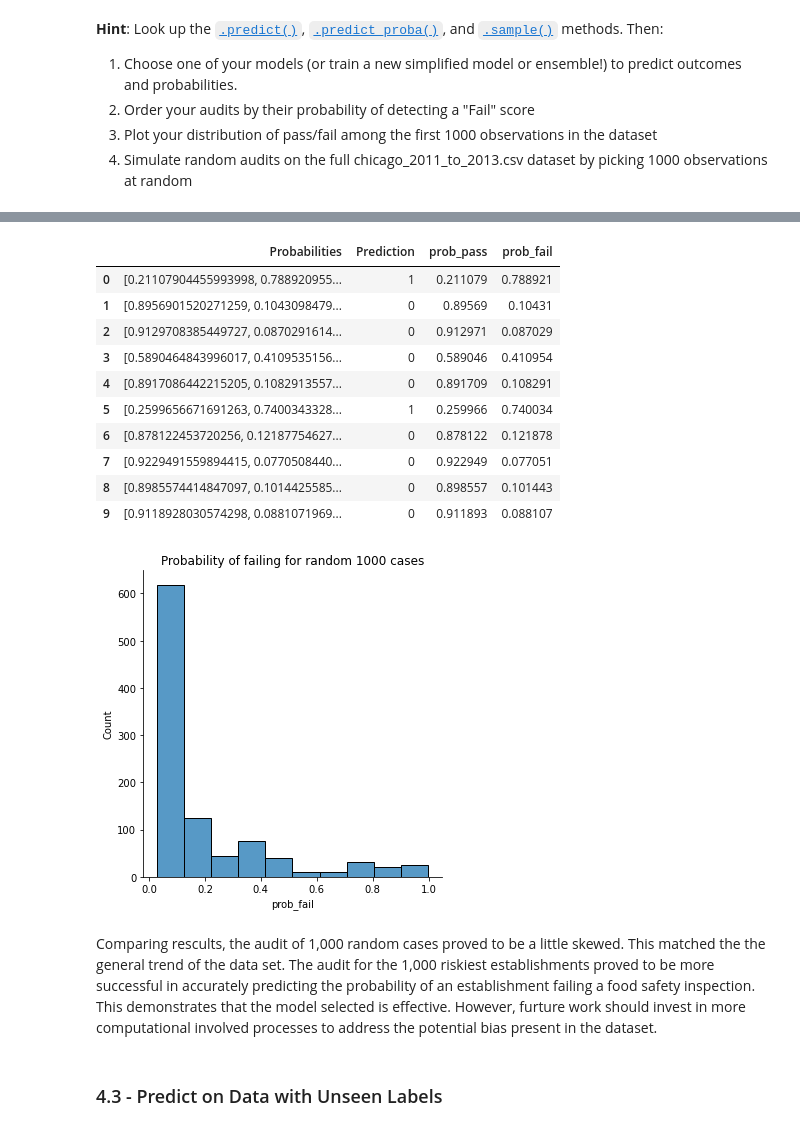
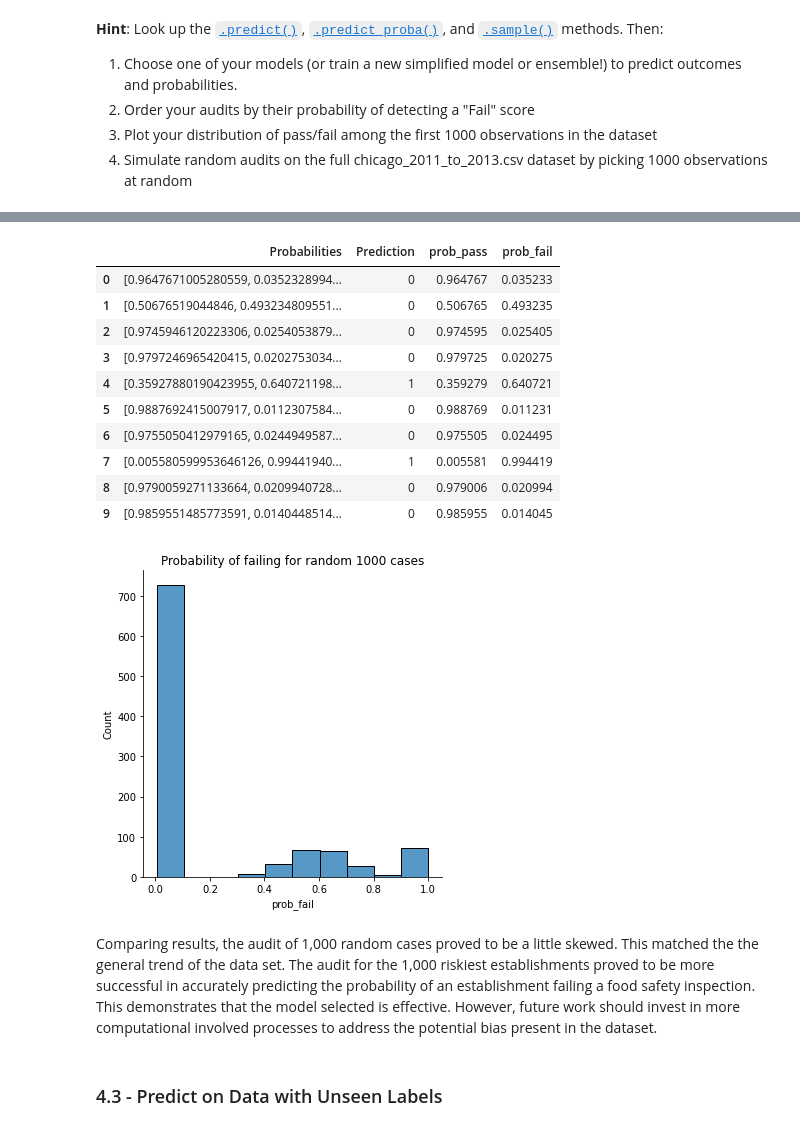
Before and after one commit to mjkeh/CSS-Project-3-Team-7-Fall-2021, a Jupyter notebook: Project 3 Students.ipynb, the cells around one changed output, grey strips where cells are left out. Saved outputs shown, nothing was run; the diff lists cells and outputs as text; code cells hidden in the pictures.

```diff
--- a/Project 3 Students.ipynb
+++ b/Project 3 Students.ipynb
@@ -429,8 +428,11 @@ From the bar chart above, we can see the 10 most influential features. The featu
 # %%
-# Predict the outcomes and the probabilities of the validation set
+# Predict outcomes and probabilities
 
-best_model_pred = hyper_logit_model.predict(X)
-best_model_prob = hyper_logit_model.predict_proba(X)
+#best_model_pred = hyper_logit_model.predict(X)
+#best_model_prob = hyper_logit_model.predict_proba(X)
+
+best_model_pred = logit_grid.best_estimator_.predict(X)
+best_model_prob = logit_grid.best_estimator_.predict_proba(X)
 
 d= {"Probabilities":list(best_model_prob),"Prediction":list(best_model_pred)}
 df = pd.DataFrame(d)
@@ -468,46 +469,49 @@ plt.show()
 # %%
 # Simulate random audits on the full chicago_2011_to_2013.csv dataset by picking 1000 observations at random
 X = pd.DataFrame(X)
+#do we need any of these?
 X_train = pd.DataFrame(X_train)
 X_validate = pd.DataFrame(X_validate)
 y_train = pd.DataFrame(y_train)
 y_validate = pd.DataFrame(y_validate)
 
+sample_1000 =X.sample(1000)
+#sample_1000_pred = hyper_logit_model.predict(sample_1000)
+#sample_1000_prob = hyper_logit_model.predict_proba(sample_1000)
 
-sample_1000 =X.sample(1000)
-sample_1000_pred = hyper_logit_model.predict(sample_1000)
-sample_1000_prob = hyper_logit_model.predict_proba(sample_1000)
+sample_1000_pred = logit_grid.best_estimator_.predict(sample_1000)
+sample_1000_prob = logit_grid.best_estimator_.predict_proba(sample_1000)
 
 S= {"Probabilities":list(sample_1000_prob),"Prediction":list(sample_1000_pred)}
 df_random = pd.DataFrame(S)
 df_random['prob_pass']='Nan'
 df_random['prob_fail']='Nan'
 
 for i in range(0,len(df_random)):
     df_random['prob_pass'][i]=df_random['Probabilities'][i][0]
     df_random['prob_fail'][i]=df_random['Probabilities'][i][1]
 
 df_random.head(10)
 # %% [output]
 |  | Probabilities | Prediction | prob_pass | prob_fail |
-| 0 | [0.21107904455993998, 0.788920955... | 1 | 0.211079 | 0.788921 |
-| 1 | [0.8956901520271259, 0.1043098479... | 0 | 0.89569 | 0.10431 |
-| 2 | [0.9129708385449727, 0.0870291614... | 0 | 0.912971 | 0.087029 |
-| 3 | [0.5890464843996017, 0.4109535156... | 0 | 0.589046 | 0.410954 |
-| 4 | [0.8917086442215205, 0.1082913557... | 0 | 0.891709 | 0.108291 |
-| 5 | [0.2599656671691263, 0.7400343328... | 1 | 0.259966 | 0.740034 |
-| 6 | [0.878122453720256, 0.12187754627... | 0 | 0.878122 | 0.121878 |
-| 7 | [0.9229491559894415, 0.0770508440... | 0 | 0.922949 | 0.077051 |
-| 8 | [0.8985574414847097, 0.1014425585... | 0 | 0.898557 | 0.101443 |
-| 9 | [0.9118928030574298, 0.0881071969... | 0 | 0.911893 | 0.088107 |
+| 0 | [0.9647671005280559, 0.0352328994... | 0 | 0.964767 | 0.035233 |
+| 1 | [0.50676519044846, 0.493234809551... | 0 | 0.506765 | 0.493235 |
+| 2 | [0.9745946120223306, 0.0254053879... | 0 | 0.974595 | 0.025405 |
+| 3 | [0.9797246965420415, 0.0202753034... | 0 | 0.979725 | 0.020275 |
+| 4 | [0.35927880190423955, 0.640721198... | 1 | 0.359279 | 0.640721 |
+| 5 | [0.9887692415007917, 0.0112307584... | 0 | 0.988769 | 0.011231 |
+| 6 | [0.9755050412979165, 0.0244949587... | 0 | 0.975505 | 0.024495 |
+| 7 | [0.005580599953646126, 0.99441940... | 1 | 0.005581 | 0.994419 |
+| 8 | [0.9790059271133664, 0.0209940728... | 0 | 0.979006 | 0.020994 |
+| 9 | [0.9859551485773591, 0.0140448514... | 0 | 0.985955 | 0.014045 |
 # %%
 sns.displot(df_random, x="prob_fail", bins=10)
 plt.title("Probability of failing for random 1000 cases")
 plt.show()
 # %% [output]
-[figure, old version]
+[figure, new version]
 # %% [markdown]
-Comparing rescults, the audit of 1,000 random cases proved to be a little skewed. This matched the the general trend of the data set. The audit for the 1,000 riskiest establishments proved to be more successful in accurately predicting the probability of an establishment failing a food safety inspection. This demonstrates that the model selected is effective. However, furture work should invest in more computational involved processes to address the potential bias present in the dataset.
+Comparing results, the audit of 1,000 random cases proved to be a little skewed. This matched the the general trend of the data set. The audit for the 1,000 riskiest establishments proved to be more successful in accurately predicting the probability of an establishment failing a food safety inspection. This demonstrates that the model selected is effective. However, future work should invest in more computational involved processes to address the potential bias present in the dataset.
 # %% [markdown]
 ### 4.3 - Predict on Data with Unseen Labels
 # %%
```
Also changed, not shown: parts of 17 cells of this notebook, 1 other file.
